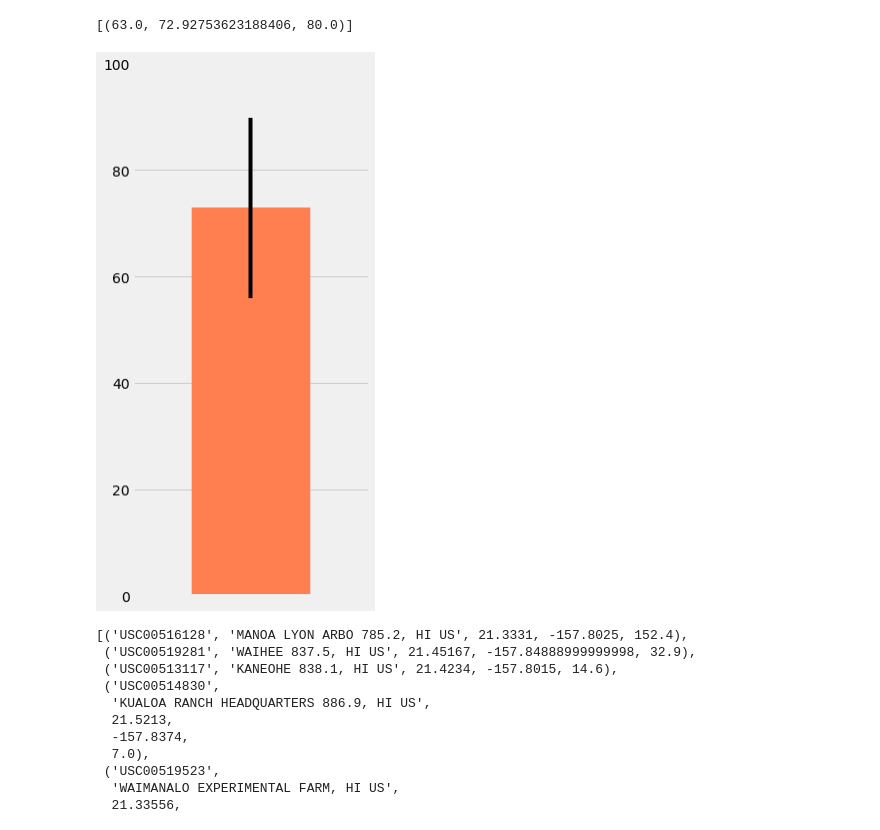
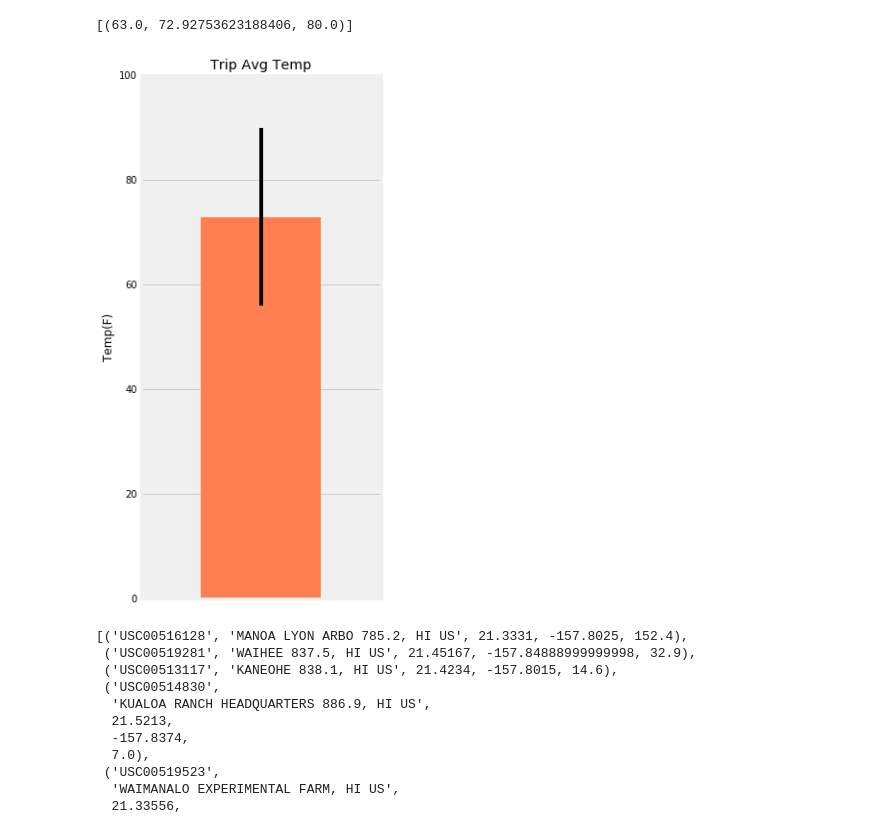
Before and after one commit to Gan001/dataviz-homework, a Jupyter notebook: Module-10/climate_starter.ipynb, the cells around one changed output. Drawn from its saved outputs; the diff is of its cells as text; code cells hidden in the pictures.

```diff
--- a/Module-10/climate_starter.ipynb
+++ b/Module-10/climate_starter.ipynb
@@ -281,19 +157,21 @@ print(previous_year)
 # %%
 # Plot the results from your previous query as a bar chart.
 # Use "Trip Avg Temp" as your Title
 # Use the average temperature for the y value
 # Use the peak-to-peak (tmax-tmin) value as the y error bar (yerr)
 avg_df = pd.DataFrame(previous_year, columns=['min','avg','max'])
 error = avg_df['max']-avg_df['min']
 
 avg_df['avg'].plot(kind ='bar',yerr=error, figsize=(4,8), color = 'coral')
 plt.tight_layout()
 plt.yticks(range(0,101,20))
 plt.xticks([])#to get rid of line on error bar
+plt.title('Trip Avg Temp')
+plt.ylabel('Temp(F)')
 
 plt.show()
 # %% [output]
-[figure, old version]
+[figure, new version]
 # %%
 # Calculate the rainfall per weather station for your trip dates using the previous year's matching dates.
 # Sort this in descending order by precipitation amount and list the station, name, latitude, longitude, and elevation
```
Also changed, not shown: parts of 12 cells of this notebook.
